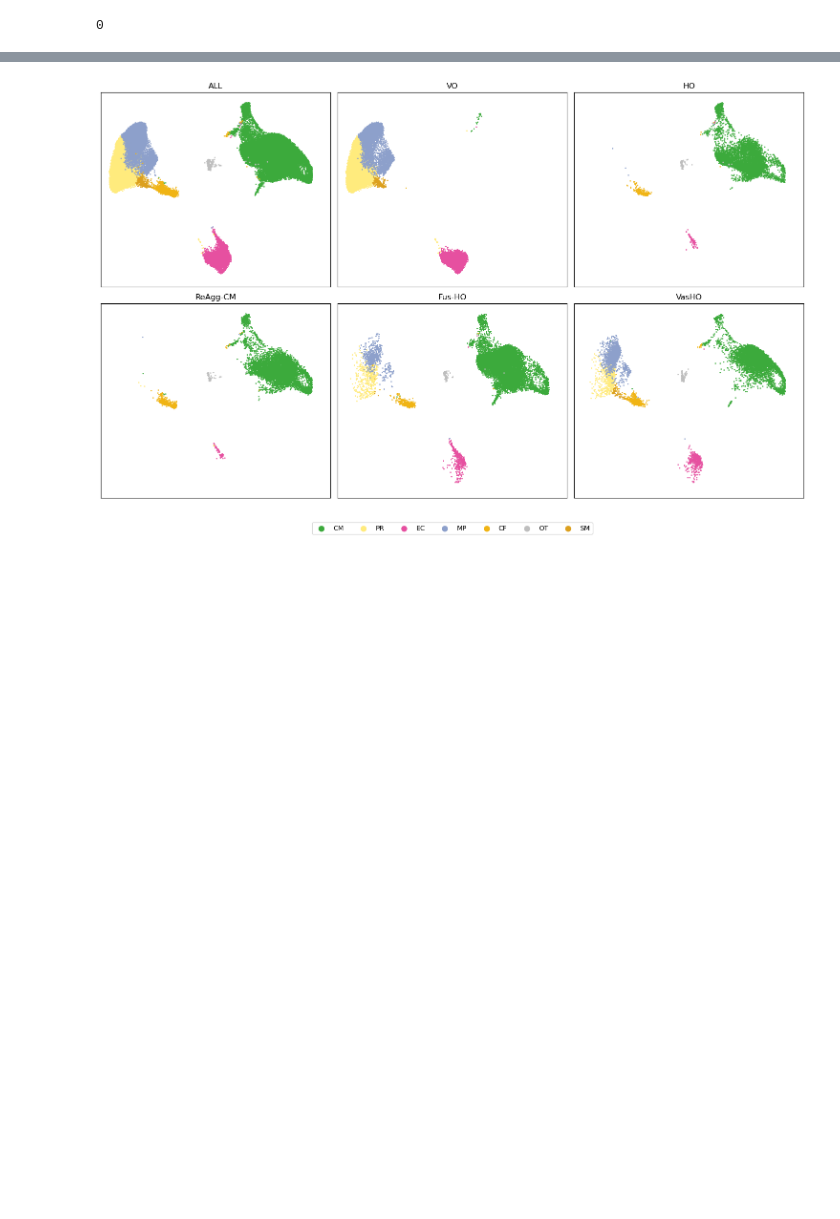
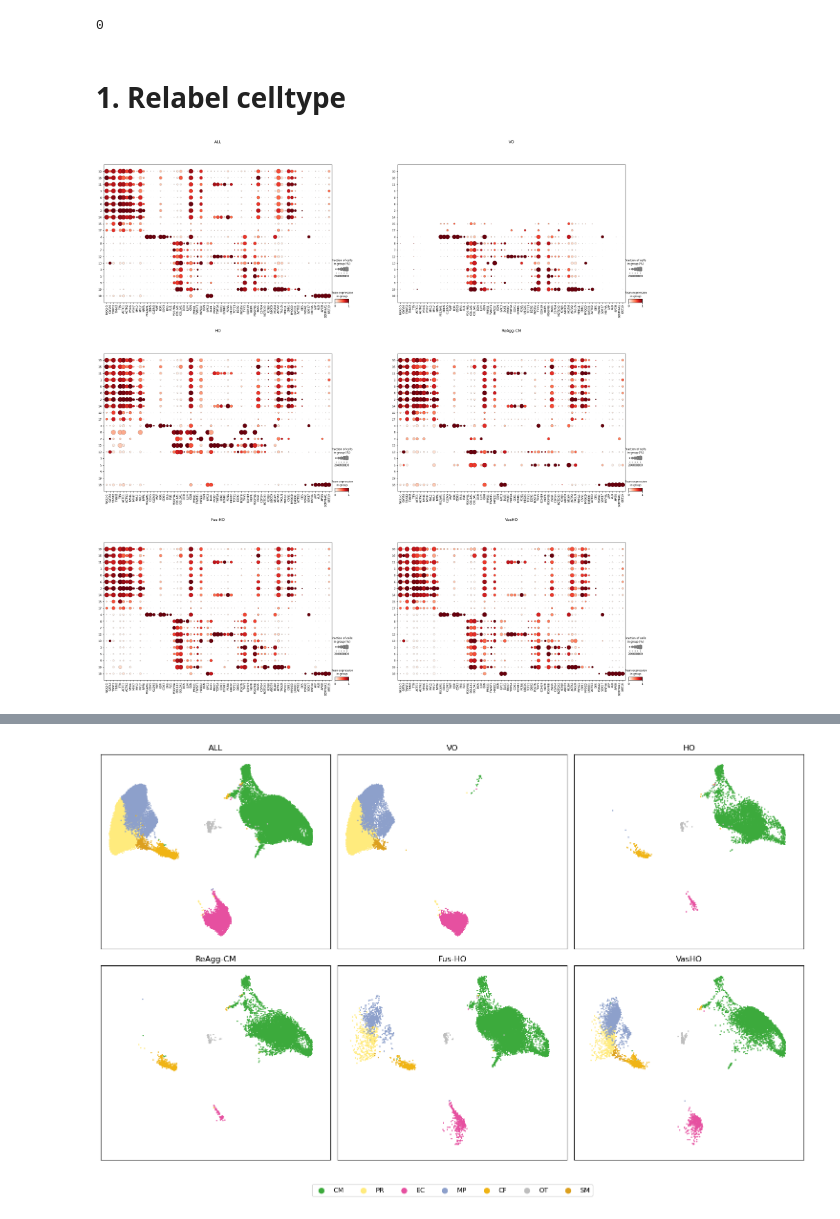
Before and after one commit to yachielab/DataAnalysis_Vascularized_Cardiac_Organoids, a Jupyter notebook: ipynb/CCO12.ipynb, the cells around one changed output, grey strips where cells are left out. Cells and saved outputs as stored; diff of their text form; code cells hidden in the pictures; blank space fills up the shorter version.

```diff
--- a/ipynb/CCO12.ipynb
+++ b/ipynb/CCO12.ipynb
@@ -69,2 +70,4 @@ samples_old = ['ALL','VO','HO','CA','VHO','VCO']
 
 cell_types = ['CM', 'PR', 'EC', 'MP', 'CF', 'SM', 'OT']
+# %% [markdown]
+# 1. Relabel celltype
@@ -70,0 +76,50 @@ cell_types = ['CM', 'PR', 'EC', 'MP', 'CF', 'SM', 'OT']
+# %%
+import warnings
+warnings.filterwarnings("ignore")
+
+fig, axs = plt.subplots(3, 2, figsize=(30,30), layout="constrained")
+axs = axs.flatten()
+
+marker_dict = [
+    "NKX2-5", "GATA4", "TNNT2", "TNNI3", "TTN", "ACTC1", "ACTN2", "MYH6", "MYH7", "MYL2", "MYL7", "NPPA",
+    "PECAM1", "CDH5", "CLDN5", "VWF", "KDR", "CD93", "ERG", "FLI1",
+    "PDGFRA", "COL1A1", "COL3A1", "DCN", "LUM", "GSN", "PRRX1", "TWIST1", "HAND2", "OGN", "GPC3", "DLK1",
+    "MKI67", "TOP2A", "CDK1", "CCNB1", "PCNA", "UBE2C",
+    "TCF21", "DDR2", "POSTN", "THY1", "CDH19", "NGFR",
+    "PDGFRB", "RGS5", "CSPG4", "NOTCH3", "KCNJ8", "ABCC9", "MCAM",
+    "ACTA2", "TAGLN", "MYH11", "CNN1", "MYOCD", "LMOD1", "ACTG2", "DES",
+    "FOXA2", "SOX17", "HNF4A", "AFP", "ALB", "APOB", "SERPINA1", "KRT19",
+]
+
+cluster_order = [10, 16, 11, 1, 0, 6, 2, 14, 15, 17, 4, 8, 7, 12, 13, 3, 5, 9, 19, 18]
+
+for i, sample in enumerate(samples):
+    if sample == "ALL":
+        adata = adata_all
+    else:
+        adata = adata_all[adata_all.obs["batch"] == samples_old[i]]
+    adata.obs['leiden'] = adata.obs['leiden'].astype("int")
+    for j in range(0, 20):
+        if (adata.obs['leiden'] == j).any():
+            continue
+        else:
+            pat = adata[0].copy()
+            pat.obs['leiden'][0] = j
+            pat.X.data[:] = 0
+            adata = adata.concatenate(pat, batch_key='batch')
+    adata.obs['leiden'] = adata.obs['leiden'].astype("category")
+
+    sc.pl.dotplot(adata,
+                  marker_dict,
+                  categories_order=cluster_order,
+                  groupby="leiden",
+                  standard_scale="var",
+                  ax=axs[i],
+                  title=sample,
+                  show=False)
+
+# plt.savefig(f'{WORK_DIR}/dotplot/original_laiden.complete.png')
+# plt.savefig(f'{WORK_DIR}/dotplot/original_laiden.complete.svg')
+plt.show()
+# %% [output]
+[figure, added]
```
Also changed, not shown: parts of 29 cells of this notebook, 6 other files.
